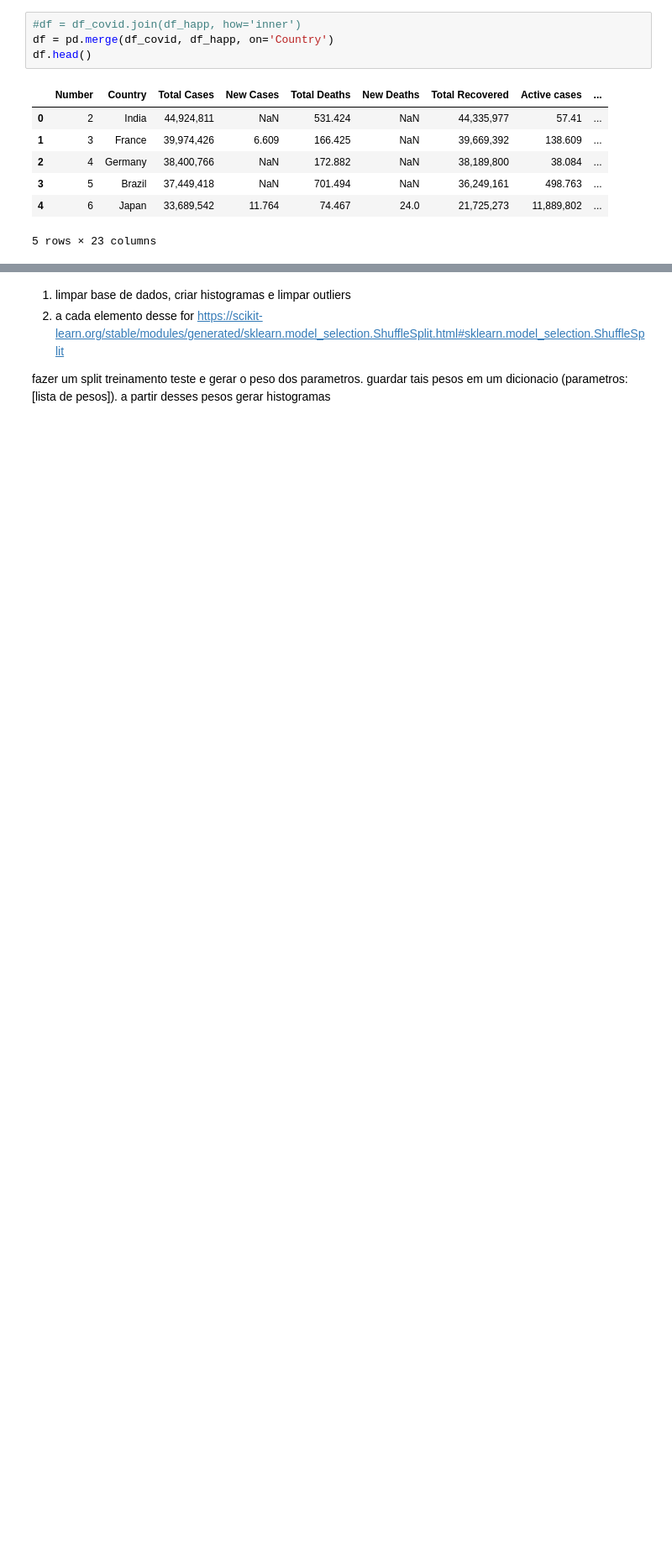
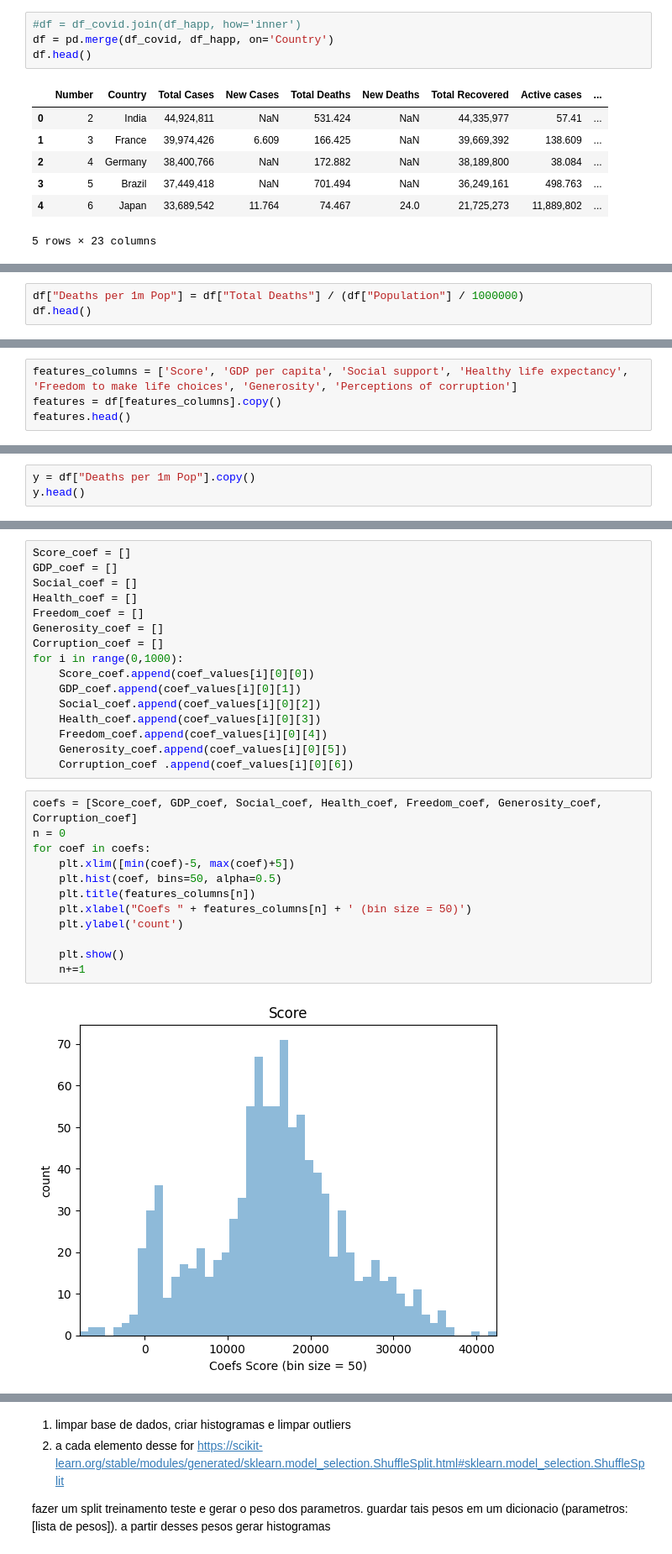
Before and after one commit to LuisFilipeMLoureiro/MachineLearning-CovidAnalysis, a Jupyter notebook: notebook/FinalProject.ipynb, the cells around one changed output, grey strips where cells are left out. Shown at 84% size. Drawn from its saved outputs; the diff is of its cells as text; blank space fills up the shorter version.

```diff
--- a/notebook/FinalProject.ipynb
+++ b/notebook/FinalProject.ipynb
@@ -64,0 +70,3 @@ df.head()
+# %%
+df["Deaths per 1m Pop"] = df["Total Deaths"] / (df["Population"] / 1000000)
+df.head()
@@ -68,0 +85,4 @@ df.shape
+# %%
+features_columns = ['Score', 'GDP per capita', 'Social support', 'Healthy life expectancy', 'Freedom to make life choices', 'Generosity', 'Perceptions of corruption']
+features = df[features_columns].copy()
+features.head()
@@ -68,0 +96,3 @@ df.shape
+# %%
+y = df["Deaths per 1m Pop"].copy()
+y.head()
@@ -68,0 +169,30 @@ df.shape
+# %%
+Score_coef = []
+GDP_coef = []
+Social_coef = []
+Health_coef = []
+Freedom_coef = []
+Generosity_coef = []
+Corruption_coef = []
+for i in range(0,1000):
+    Score_coef.append(coef_values[i][0][0])
+    GDP_coef.append(coef_values[i][0][1])
+    Social_coef.append(coef_values[i][0][2])
+    Health_coef.append(coef_values[i][0][3])
+    Freedom_coef.append(coef_values[i][0][4])
+    Generosity_coef.append(coef_values[i][0][5])
+    Corruption_coef .append(coef_values[i][0][6])
+# %%
+coefs = [Score_coef, GDP_coef, Social_coef, Health_coef, Freedom_coef, Generosity_coef, Corruption_coef]
+n = 0
+for coef in coefs:
+    plt.xlim([min(coef)-5, max(coef)+5])
+    plt.hist(coef, bins=50, alpha=0.5)
+    plt.title(features_columns[n])
+    plt.xlabel("Coefs " + features_columns[n] + ' (bin size = 50)')
+    plt.ylabel('count')
+
+    plt.show()
+    n+=1
+# %% [output]
+[figure, added]
```
Also changed, not shown: parts of 9 cells of this notebook.
